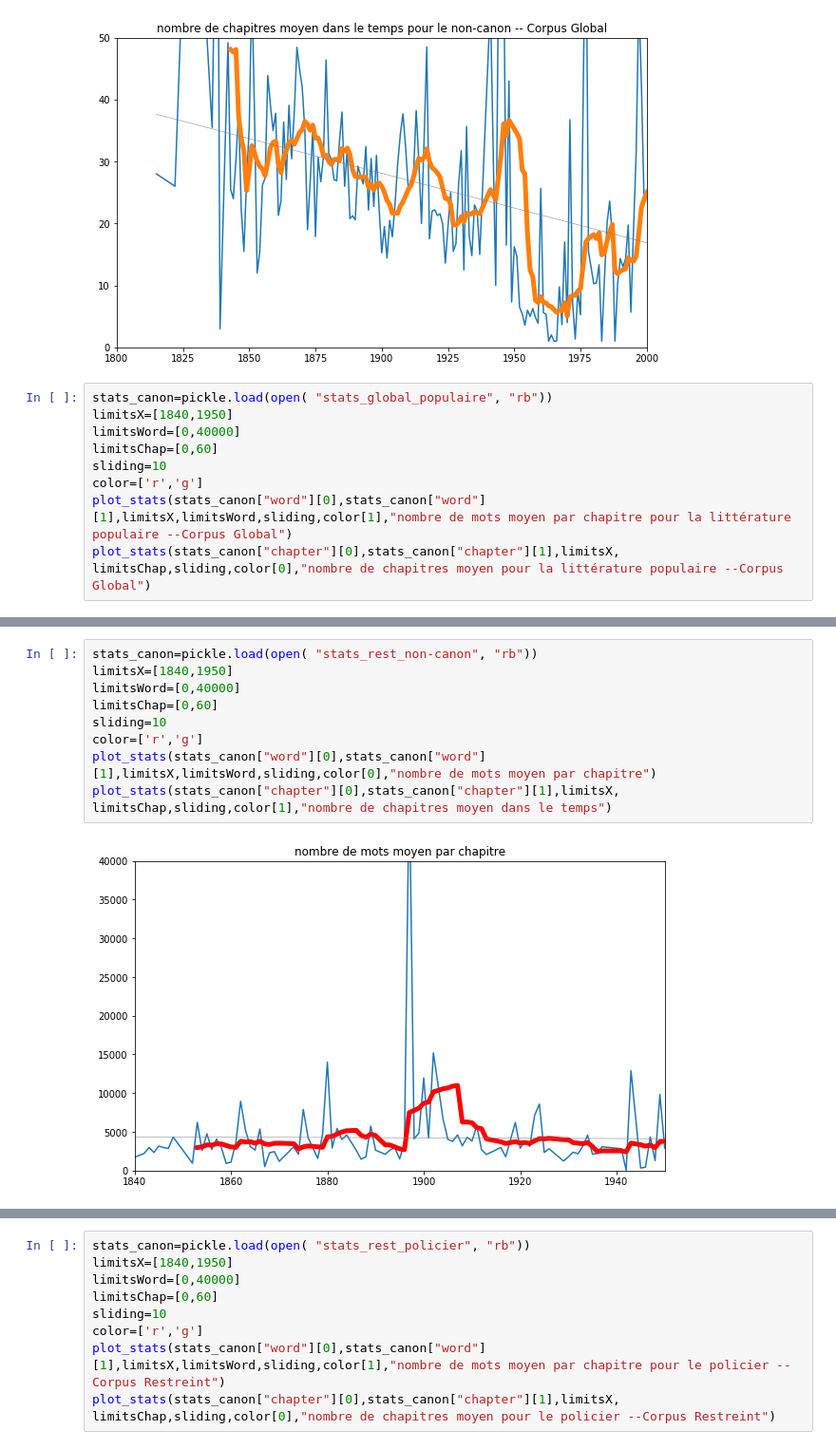
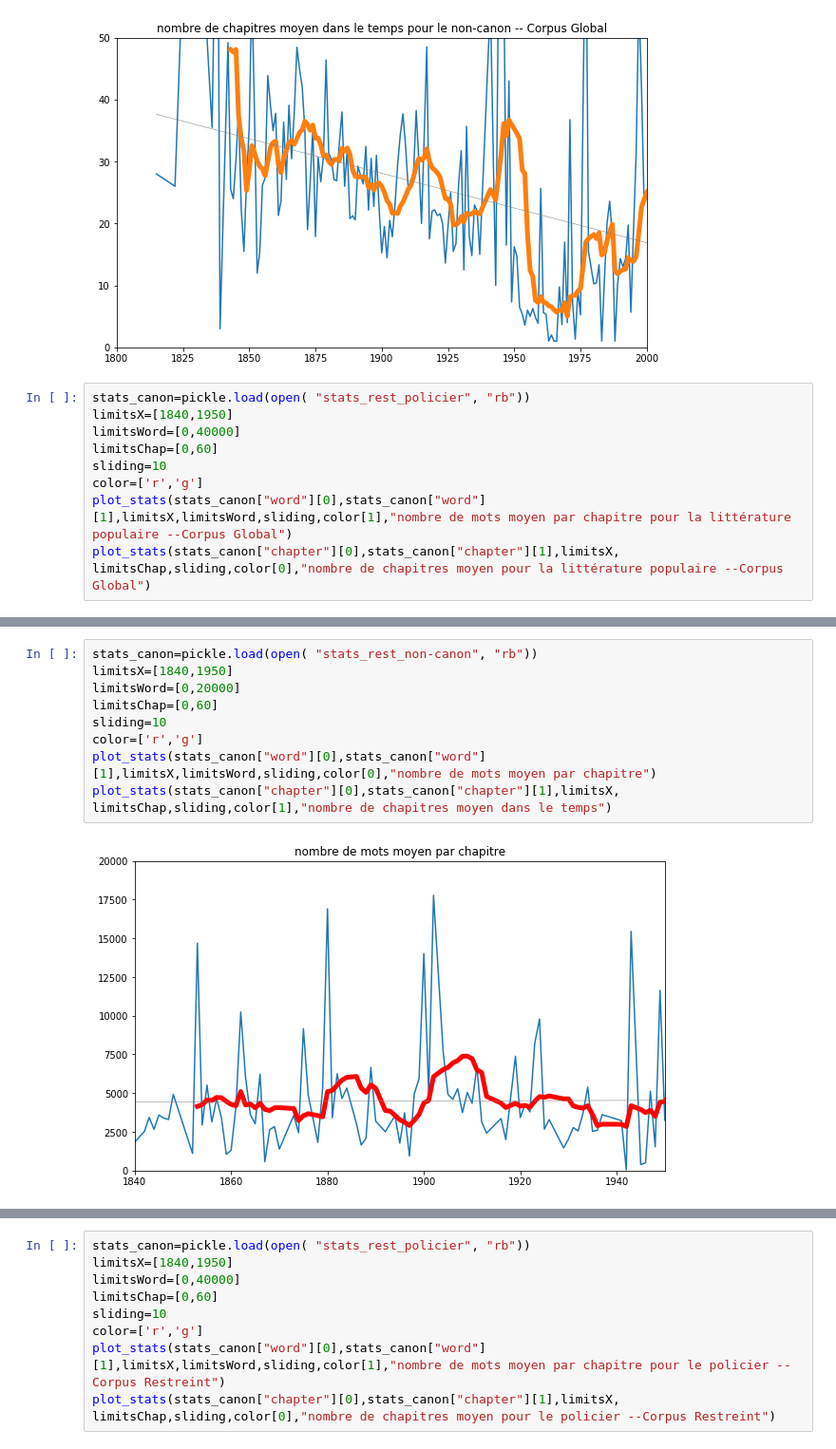
Before and after one commit to ANRChapitres/courbes, a Jupyter notebook: basic_quantification.ipynb, the cells around one changed output, grey strips where cells are left out. Shown at 95% size. Drawn from its saved outputs; the diff is of its cells as text.

```diff
--- a/basic_quantification.ipynb
+++ b/basic_quantification.ipynb
@@ -390,7 +457,7 @@ plot_stats(stats_canon["chapter"][0],stats_canon["chapter"][1],limitsX,limitsCha
 [figure]
 [figure]
 # %%
-stats_canon=pickle.load(open( "stats_global_populaire", "rb"))
+stats_canon=pickle.load(open( "stats_rest_policier", "rb"))
 limitsX=[1840,1950]
 limitsWord=[0,40000]
 limitsChap=[0,60]
@@ -428,11 +495,11 @@ plot_stats(stats_canon["chapter"][0],stats_canon["chapter"][1],limitsX, limitsCh
 # %%
 stats_canon=pickle.load(open( "stats_rest_non-canon", "rb"))
 limitsX=[1840,1950]
-limitsWord=[0,40000]
+limitsWord=[0,20000]
 limitsChap=[0,60]
 sliding=10
 color=['r','g']
 plot_stats(stats_canon["word"][0],stats_canon["word"][1],limitsX,limitsWord,sliding,color[0],"nombre de mots moyen par chapitre")
 plot_stats(stats_canon["chapter"][0],stats_canon["chapter"][1],limitsX, limitsChap,sliding,color[1],"nombre de chapitres moyen dans le temps")
 # %% [output]
-[figure, old version]
+[figure, new version]
```
Also changed, not shown: parts of 27 cells of this notebook, 5 other files.
